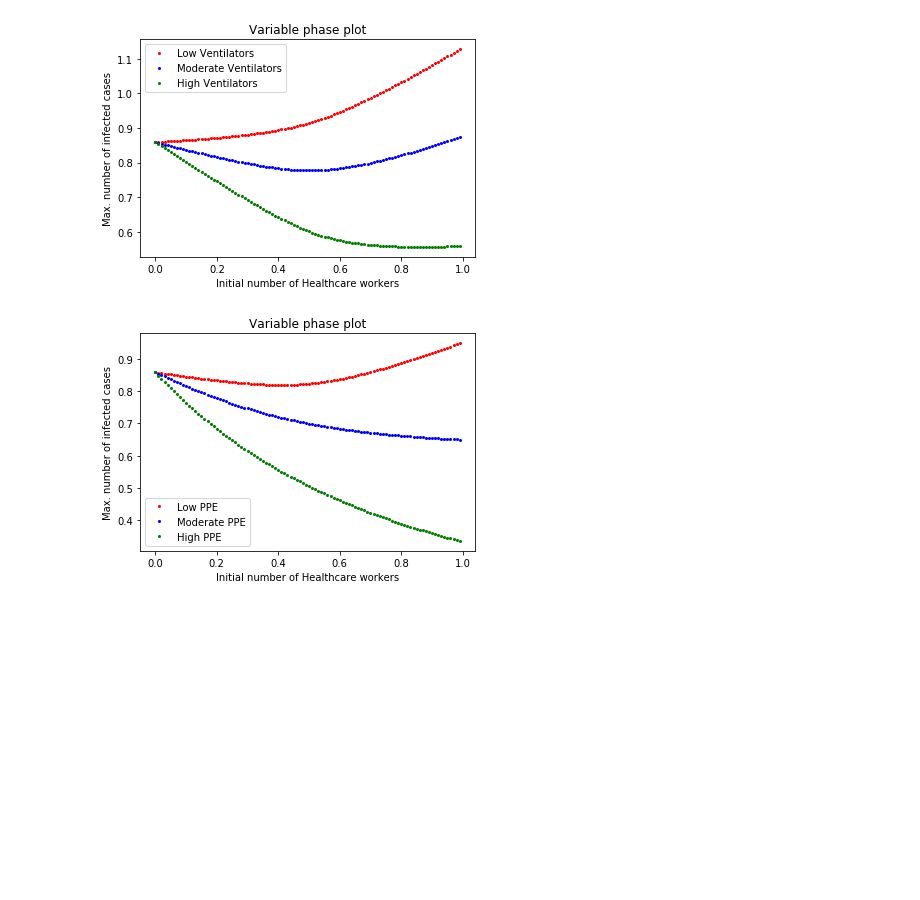
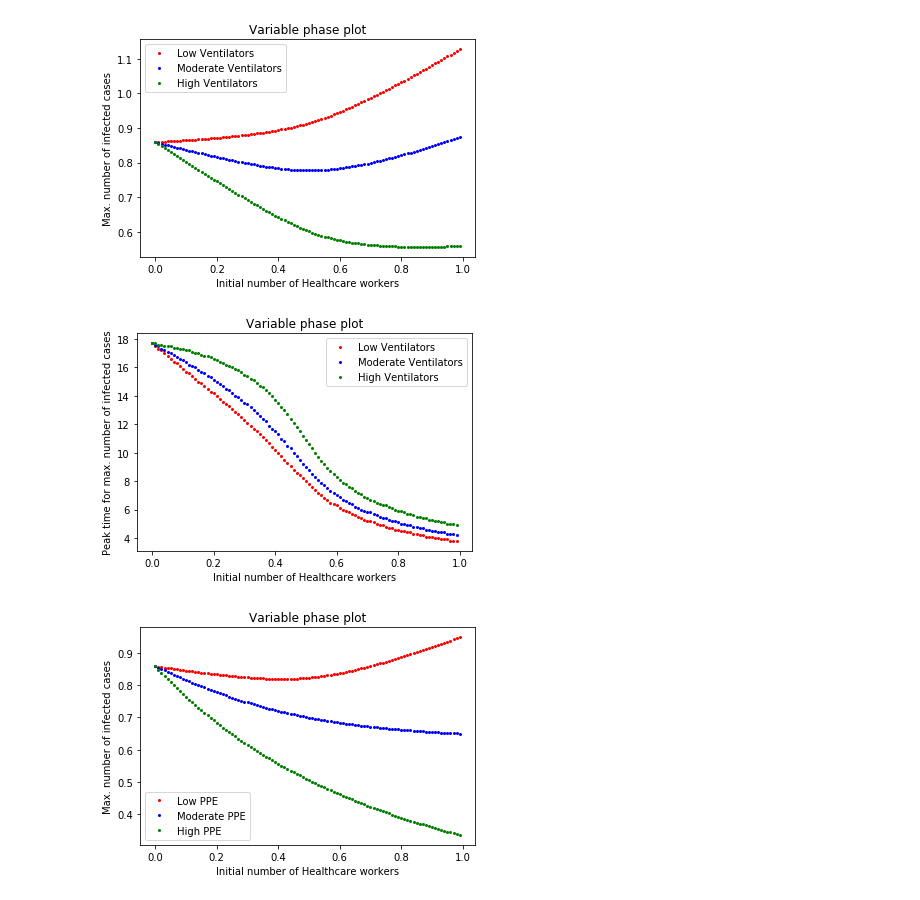
Before and after one commit to vthawfeek/SEIR_HealthCare_Model, a Jupyter notebook: SIRH Model.ipynb, the cells around one changed output. Saved outputs shown, nothing was run; the diff lists cells and outputs as text; code cells hidden in the pictures; blank space fills up the shorter version.

Commit message:
created max time for max inf plot and organised models notebook

```diff
--- a/SIRH Model.ipynb
+++ b/SIRH Model.ipynb
@@ -337,14 +337,16 @@ tmax=100 #days
 tvec=np.arange(0,tmax,0.1)
 
 def IMaxCalculator(varInd,parInd,parValue,plotRange=np.arange(0.0001,1,0.01)):
-    ImaxSet=[]
+    ImaxTimeSet=[]
     k[parInd]=parValue
     for m in plotRange:
         ic[varInd]=m
         soln=odeint(modSIRH,ic,tvec,args=(N,k))
-        Imax=max([i[0] for i in soln])
-        ImaxSet.append([m,Imax])
-    return ImaxSet
+        InfVal=[i[0] for i in soln]
+        Imax=max(InfVal)
+        ImaxTime=tvec[InfVal.index(Imax)]
+        ImaxTimeSet.append([m,Imax,ImaxTime])
+    return ImaxTimeSet
 # %%
 ms=2
 
@@ -366,6 +368,27 @@ plt.ylabel("Max. number of infected cases")
 plt.show()
 # %% [output]
 [figure]
+# %%
+ms=2
+
+ImaxSet=IMaxCalculator(2,4,0.01)
+plt.plot([i[0] for i in ImaxSet],[i[2] for i in ImaxSet],'ro',markersize=ms,label='Low Ventilators')
+
+ImaxSet=IMaxCalculator(2,4,0.4)
+plt.plot([i[0] for i in ImaxSet],[i[2] for i in ImaxSet],'bo',markersize=ms,label='Moderate Ventilators')
+
+ImaxSet=IMaxCalculator(2,4,0.9)
+plt.plot([i[0] for i in ImaxSet],[i[2] for i in ImaxSet],'go',markersize=ms,label='High Ventilators')
+
+plt.legend()
+plt.xlabel("Initial number of Healthcare workers")
+plt.title("Variable phase plot")
+plt.ylabel("Peak time for max. number of infected cases")
+#plt.xlim([0,0.5])
+#plt.ylim([0,0.5])
+plt.show()
+# %% [output]
+[figure, added]
 # %%
 k[3]= 0.3 #recovery rate with treatment
 k[4]=0.6 #Ventilator fraction
```
Also changed, not shown: parts of 1 cell of this notebook, 1 other file.
